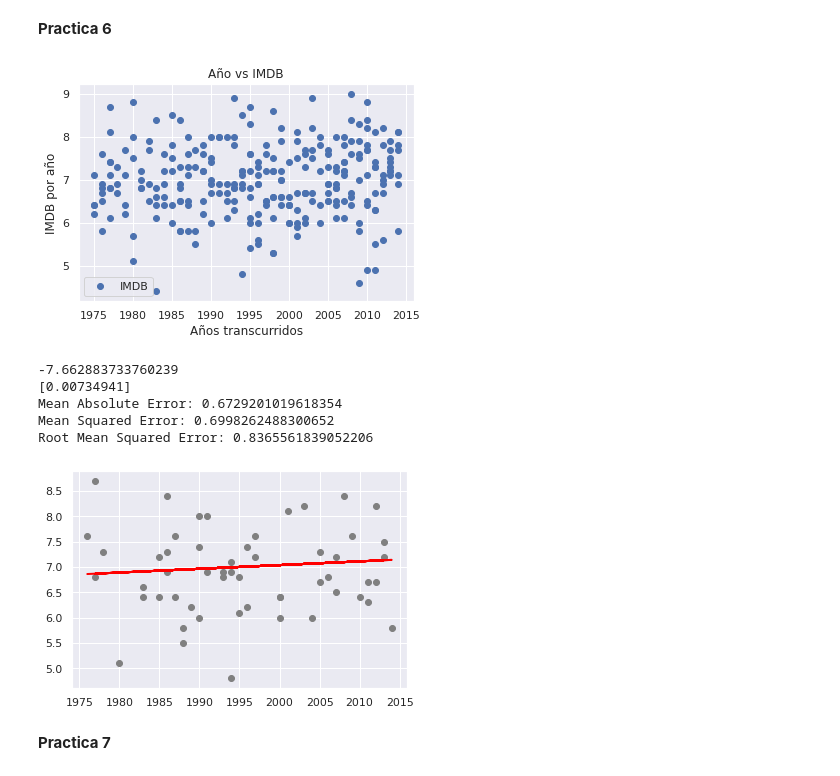
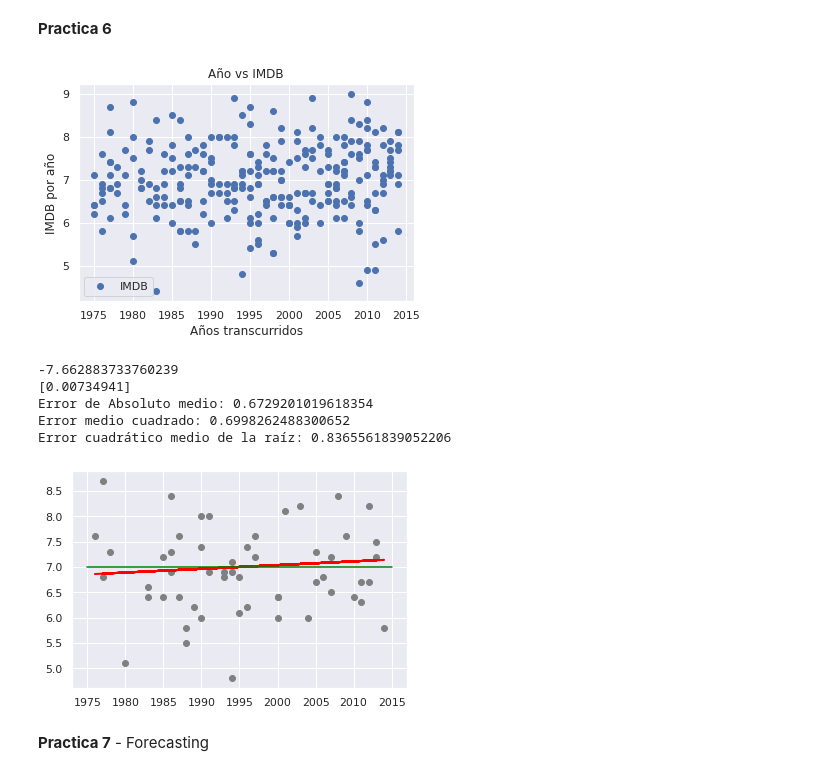
Before and after one commit to RAIGOZAGIAN1997/MineriaDatos, a Jupyter notebook: Practicas_Mineria_de_Datos.ipynb, the cells around one changed output. Cells and saved outputs as stored; diff of their text form; code cells hidden in the pictures.

```diff
--- a/Practicas_Mineria_de_Datos.ipynb
+++ b/Practicas_Mineria_de_Datos.ipynb
@@ -254,6 +254,7 @@ import numpy as np
 import matplotlib.pyplot as plt
 from sklearn.linear_model import LinearRegression
 from sklearn.model_selection import train_test_split
+import statsmodels.formula.api as smf
 %matplotlib inline
 #Creamos el dataset que usaremos para crear la regresion Lineal en este caso utilizare Año y su IMDB
 df_Regresion_Lineal=pd.DataFrame.from_dict(df.loc[:,['Año','IMDB']])
@@ -269,36 +270,50 @@ plt.title('Año vs IMDB')
 plt.xlabel('Años transcurridos')
 plt.ylabel('IMDB por año')
 plt.show()
 #Se extraen los atributos de las etiquetas
 X = df_Regresion_Lineal.iloc[:, :-1].values
 y = df_Regresion_Lineal.iloc[:, 1].values
 #Dividimos nuestros datos en pruebas y entrenamientos
 X_train, X_test, y_train, y_test = train_test_split(X, y, test_size=0.2, random_state=0)
 regressor = LinearRegression()
 #Entrenamos nuestro algoritmo
 regressor.fit(X_train, y_train)
 print(regressor.intercept_)
 print(regressor.coef_)
 #Se realizan las predicciones
 y_pred = regressor.predict(X_test)
 #Se crea el dataframe con los datos reales y predicción
 df_predict_real = pd.DataFrame({'Actual': y_test, 'Predicted': y_pred})
 df_predict_real
 from sklearn import metrics
 print('Error de Absoluto medio:', metrics.mean_absolute_error(y_test, y_pred))
 print('Error medio cuadrado:', metrics.mean_squared_error(y_test, y_pred))
 print('Error cuadrático medio de la raíz:', np.sqrt(metrics.mean_squared_error(y_test, y_pred)))
 #Graficamos para ver la regresión Lineal
+df_Regresion_Lineal = df_Regresion_Lineal.reset_index()
+results = smf.ols('IMDB ~ index', df_Regresion_Lineal).fit()
+predicts = results.predict()
+bands = pd.read_html(results.summary().tables[1].as_html(),header=0,index_col=0)[0]
+coef = pd.read_html(results.summary().tables[1].as_html(),header=0,index_col=0)[0]['coef']
+m = coef.values[1]
+b = coef.values[0]
+low_band = bands['[0.025'][0]
+hi_band = bands['0.975]'][0]
+lowBand = m * df_Regresion_Lineal['index'] + low_band
+highBand = m * df_Regresion_Lineal['index'] + hi_band
+meanLine = df_Regresion_Lineal['IMDB'].mean()
+meanLine = [[meanLine],[meanLine]]
 plt.scatter(X_test, y_test,  color='gray')
 plt.plot(X_test, y_pred, color='red', linewidth=2)
+plt.plot([[1975],[2015]], meanLine, color = 'green')
 plt.show()
 # %% [output]
 [figure]
 -7.662883733760239
 [0.00734941]
-Mean Absolute Error: 0.6729201019618354
-Mean Squared Error: 0.6998262488300652
-Root Mean Squared Error: 0.8365561839052206
+Error de Absoluto medio: 0.6729201019618354
+Error medio cuadrado: 0.6998262488300652
+Error cuadrático medio de la raíz: 0.8365561839052206
-[figure, old version]
+[figure, new version]
 # %% [markdown]
-**Practica 7**
+**Practica 7** - Forecasting
```
Also changed, not shown: parts of 1 cell of this notebook.
